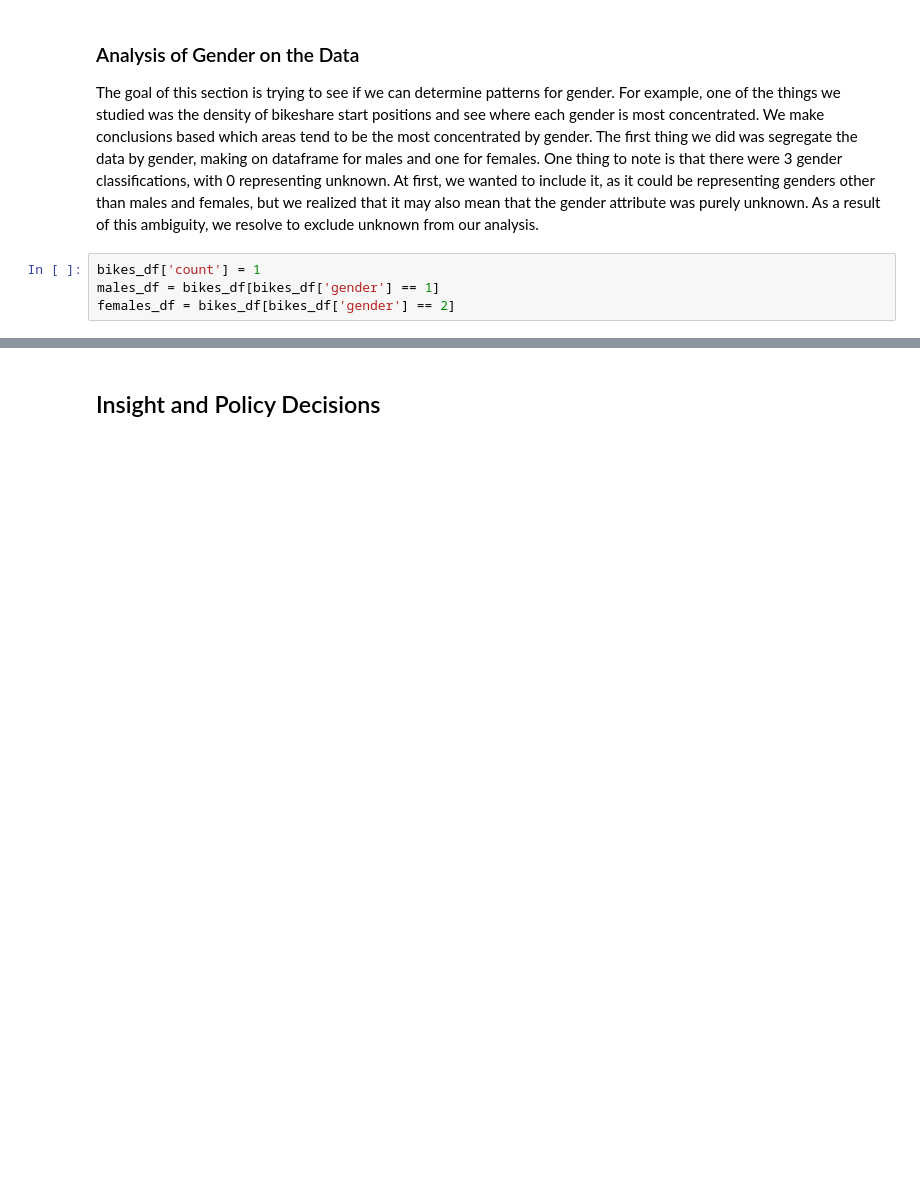
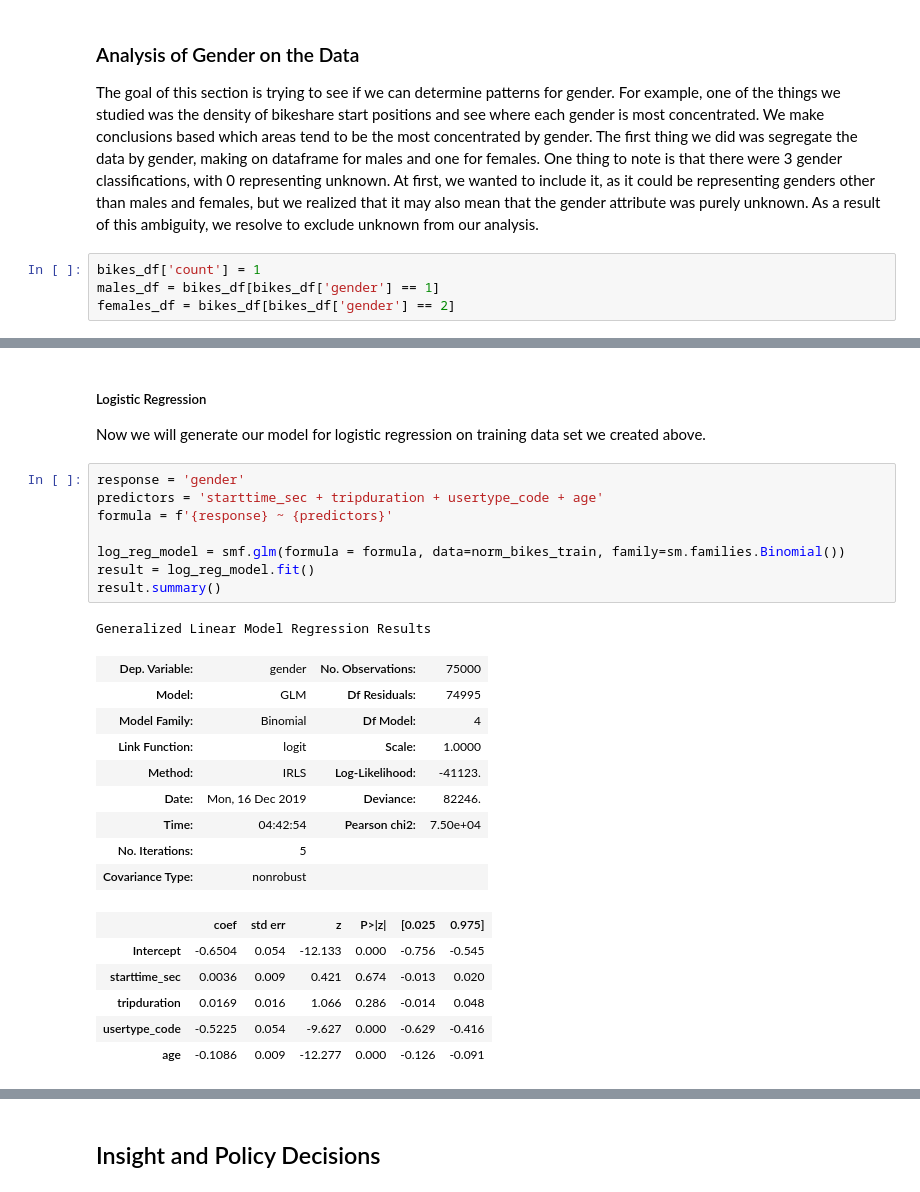
Before and after one commit to arunsrinivas20/arunsrinivas20.github.io, a Jupyter notebook: Andrew_Arun_Matt_CMSC320_Final.ipynb, the cells around one changed output, grey strips where cells are left out. Cells and saved outputs as stored; diff of their text form; blank space fills up the shorter version.

```diff
--- a/Andrew_Arun_Matt_CMSC320_Final.ipynb
+++ b/Andrew_Arun_Matt_CMSC320_Final.ipynb
@@ -790,0 +920,29 @@ map_osm_females
+# %% [markdown]
+##### Logistic Regression
+
+Now we will generate our model for logistic regression on training data set we created above.
+# %%
+response = 'gender'
+predictors = 'starttime_sec + tripduration + usertype_code + age'
+formula = f'{response} ~ {predictors}'
+
+log_reg_model = smf.glm(formula = formula, data=norm_bikes_train, family=sm.families.Binomial())
+result = log_reg_model.fit()
+result.summary()
+# %% [output]
+Generalized Linear Model Regression Results
+| Dep. Variable: | gender | No. Observations: | 75000 |
+| Model: | GLM | Df Residuals: | 74995 |
+| Model Family: | Binomial | Df Model: | 4 |
+| Link Function: | logit | Scale: | 1.0000 |
+| Method: | IRLS | Log-Likelihood: | -41123. |
+| Date: | Mon, 16 Dec 2019 | Deviance: | 82246. |
+| Time: | 04:42:54 | Pearson chi2: | 7.50e+04 |
+| No. Iterations: | 5 |  |  |
+| Covariance Type: | nonrobust |  |  |
+|  | coef | std err | z | P>|z| | [0.025 | 0.975] |
+| Intercept | -0.6504 | 0.054 | -12.133 | 0.000 | -0.756 | -0.545 |
+| starttime_sec | 0.0036 | 0.009 | 0.421 | 0.674 | -0.013 | 0.020 |
+| tripduration | 0.0169 | 0.016 | 1.066 | 0.286 | -0.014 | 0.048 |
+| usertype_code | -0.5225 | 0.054 | -9.627 | 0.000 | -0.629 | -0.416 |
+| age | -0.1086 | 0.009 | -12.277 | 0.000 | -0.126 | -0.091 |
```
Also changed, not shown: parts of 20 cells of this notebook.
